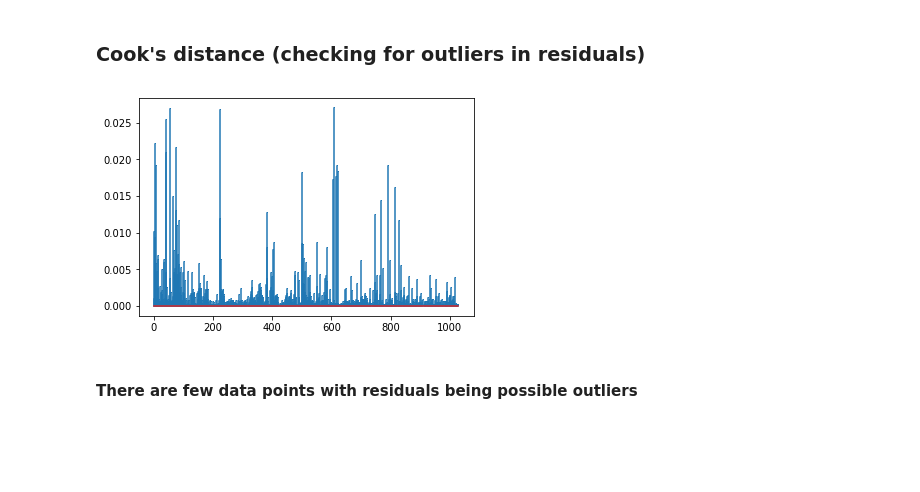
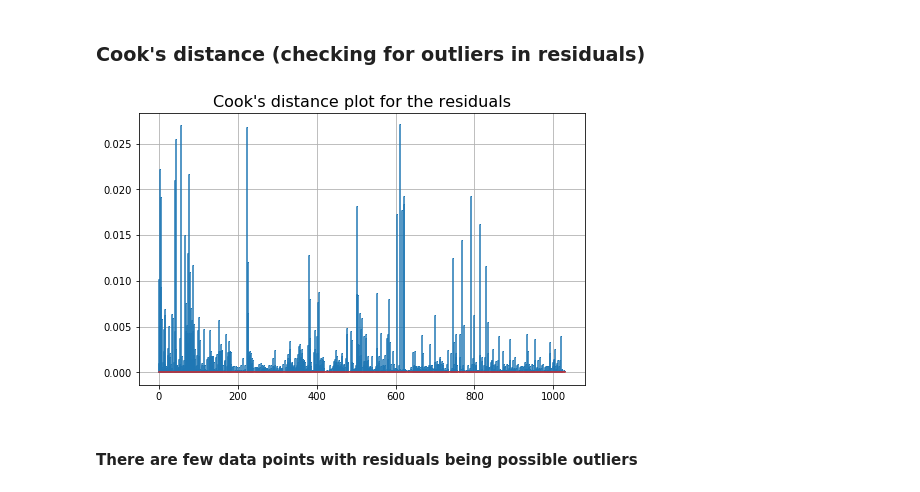
Before and after one commit to naturalspirit-dev/Machine-Learning-Jupyter, a Jupyter notebook: Regression/Regression_Diagnostics.ipynb, the cells around one changed output. Cells and saved outputs as stored; diff of their text form; code cells hidden in the pictures; blank space fills up the shorter version.

```diff
--- a/Regression/Regression_Diagnostics.ipynb
+++ b/Regression/Regression_Diagnostics.ipynb
@@ -293,10 +302,13 @@ from statsmodels.stats.outliers_influence import OLSInfluence as influence
 inf=influence(fitted)
 # %%
 (c, p) = inf.cooks_distance
+plt.figure(figsize=(8,5))
+plt.title("Cook's distance plot for the residuals",fontsize=16)
 plt.stem(np.arange(len(c)), c, markerfmt=",")
+plt.grid(True)
 plt.show()
 # %% [output]
-[figure, old version]
+[figure, new version]
 # %% [markdown]
 #### There are few data points with residuals being possible outliers
 # %% [markdown]
```
Also changed, not shown: parts of 5 cells of this notebook.
